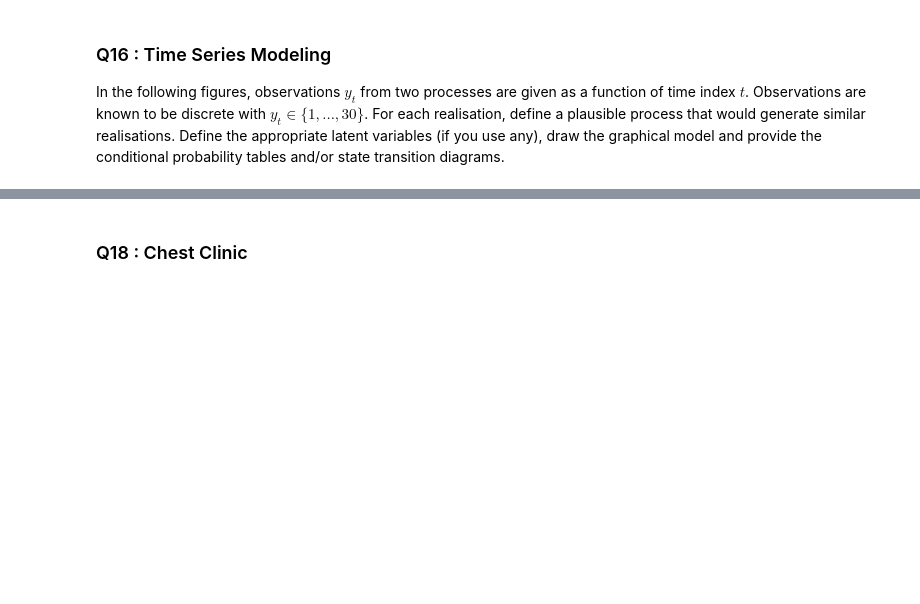
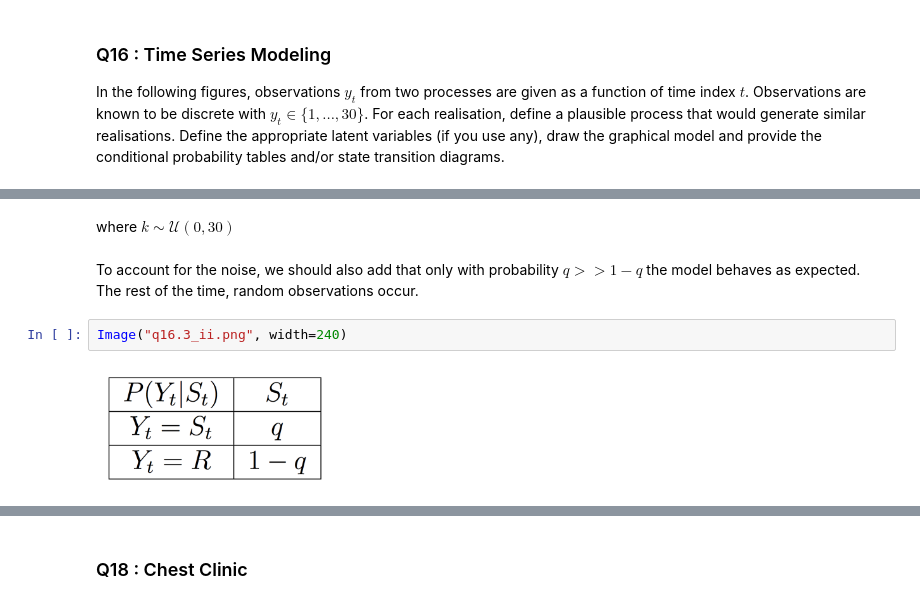
Before and after one commit to CMPE547-Spring-2017-Bogazici/hw3, a Jupyter notebook: Markov Chain of Letters.ipynb, the cells around one changed output, grey strips where cells are left out. Drawn from its saved outputs; the diff is of its cells as text; blank space fills up the shorter version.

```diff
--- a/Markov Chain of Letters.ipynb
+++ b/Markov Chain of Letters.ipynb
@@ -19,0 +26,8 @@ In the following figures, observations $y_t$ from two processes are given as a f
+# %% [markdown]
+where $k \sim \mathcal{U}(0,30)$
+# %% [markdown]
+To account for the noise, we should also add that only with probability $q >> 1-q$ the model behaves as expected. The rest of the time, random observations occur.
+# %%
+Image("q16.3_ii.png", width=240)
+# %% [output]
+[figure, added]
```
Also changed, not shown: parts of 15 cells of this notebook, 10 other files.
